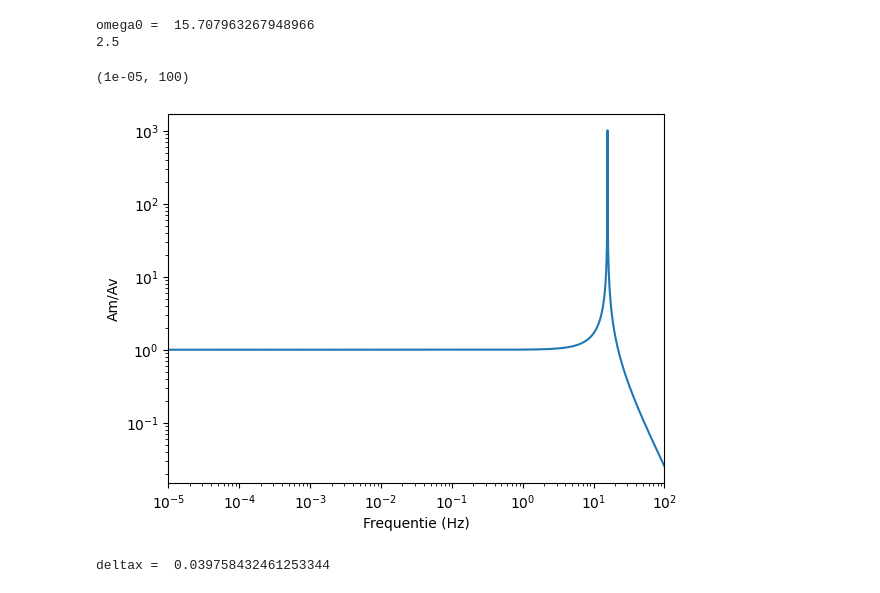
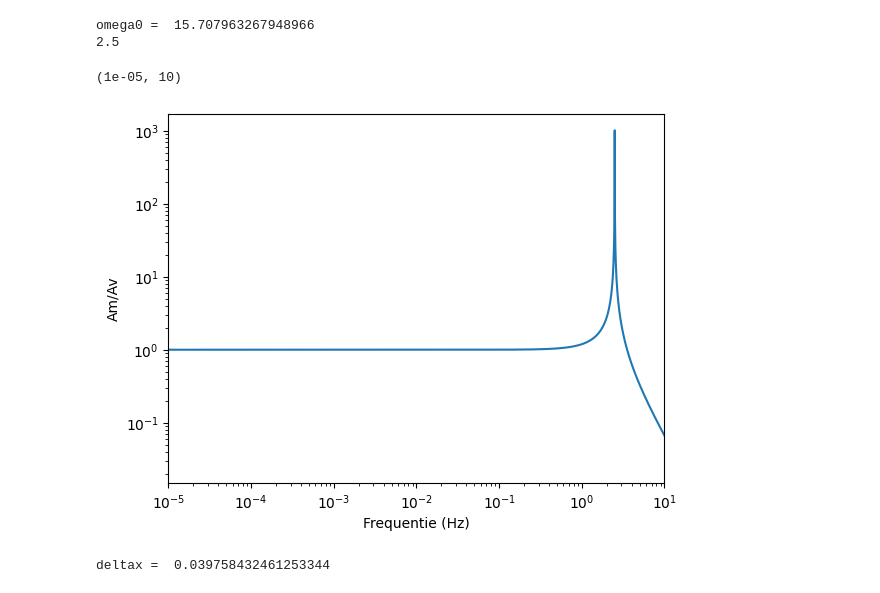
Before and after one commit to DavantePES/Def-D, a Jupyter notebook: FysiekeOntwerpopdrachten/5MaakEenOpstellingTrillingsvrij/Ontwerpopdracht5MaakEenOpstellingTrillingsvrijInvulTemplate.ipynb, the cells around one changed output. Drawn from its saved outputs; the diff is of its cells as text; code cells hidden in the pictures.

```diff
--- a/FysiekeOntwerpopdrachten/5MaakEenOpstellingTrillingsvrij/Ontwerpopdracht5MaakEenOpstellingTrillingsvrijInvulTemplate.ipynb
+++ b/FysiekeOntwerpopdrachten/5MaakEenOpstellingTrillingsvrij/Ontwerpopdracht5MaakEenOpstellingTrillingsvrijInvulTemplate.ipynb
@@ -66,17 +66,17 @@ omega0 =  15.707963267948966
 # %%
 # Voeg hier je plot in.
 
 x = np.linspace(0, 100, 1000) # frequentie in Hz
 y = np.abs(1 / (1 - (x/(2*np.pi*f0))**2))
 
-plt.plot(x, y)
+plt.plot(x/(2*np.pi), y)
 plt.loglog()
 plt.ylabel('Am/Av')
 plt.xlabel('Frequentie (Hz)')
-plt.xlim(0.00001, 100)
+plt.xlim(0.00001, 10)
 # %% [output]
-(1e-05, 100)
+(1e-05, 10)
-[figure, old version]
+[figure, new version]
 # %%
 # Bereken hier de minimale Delta-x waarbij je aan de eis van de opdracht voldoet.
 
```
Also changed, not shown: parts of 4 cells of this notebook.
